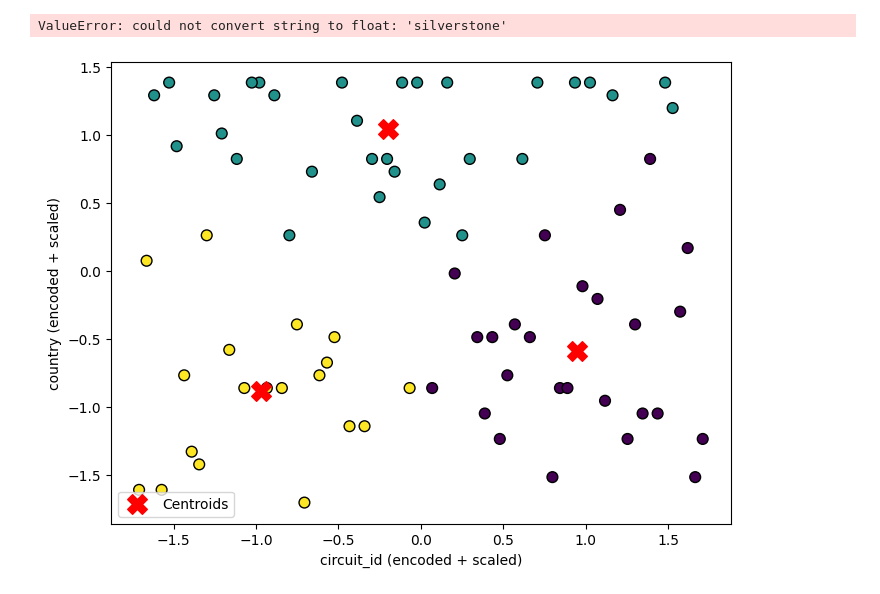
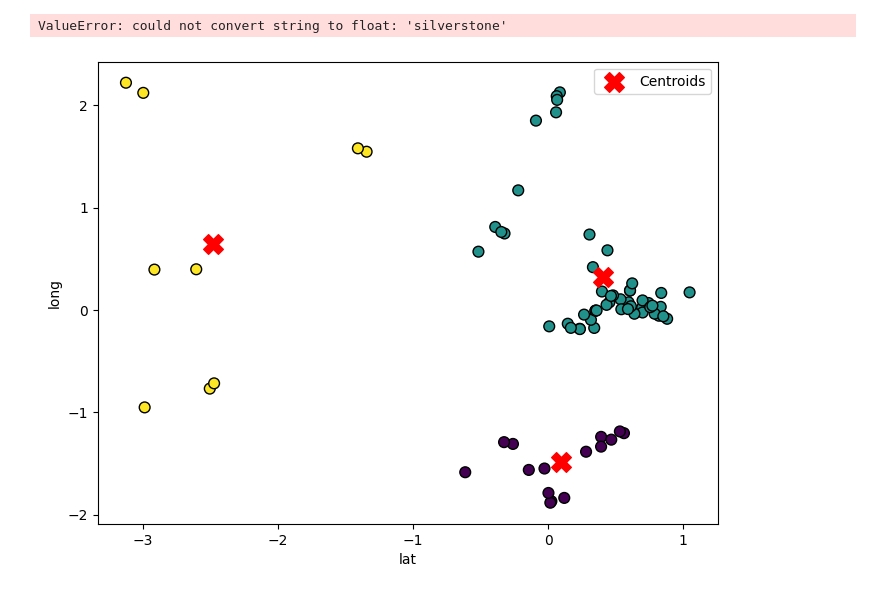
Before and after one commit to Sidharth-in-git/Machine-Learning, a Jupyter notebook: f1.ipynb, the cells around one changed output. Cells and saved outputs as stored; diff of their text form; code cells hidden in the pictures.

```diff
--- a/f1.ipynb
+++ b/f1.ipynb
@@ -89,32 +89,26 @@ ValueError: could not convert string to float: 'silverstone'
 # %%
 from sklearn.preprocessing import StandardScaler, LabelEncoder
 from sklearn.cluster import KMeans
 import matplotlib.pyplot as plt
 
-X = df[['circuit_id', 'country']].copy()
+X = df[['lat', 'long']].copy()
 
-
-le1 = LabelEncoder()
-X['circuit_id'] = le1.fit_transform(X['circuit_id'])
-
-le2 = LabelEncoder()
-X['country'] = le2.fit_transform(X['country'])
 
 scaler = StandardScaler()
 X_scaled = scaler.fit_transform(X)
 
 kmeans = KMeans(n_clusters=3, random_state=42)
 kmeans.fit(X_scaled)
 
 labels = kmeans.labels_
 centroids = kmeans.cluster_centers_
 
 plt.figure(figsize=(8,6))
 plt.scatter(X_scaled[:, 0], X_scaled[:, 1], c=labels, cmap='viridis', edgecolors='k', s=60)
 plt.scatter(centroids[:, 0], centroids[:, 1], c='red', s=200, marker='X', label='Centroids')
-plt.xlabel("circuit_id (encoded + scaled)")
-plt.ylabel("country (encoded + scaled)")
+plt.xlabel("lat")
+plt.ylabel("long")
 plt.legend()
 plt.show()
 # %% [output]
-[figure, old version]
+[figure, new version]
```
Also changed, not shown: 3 other files.
